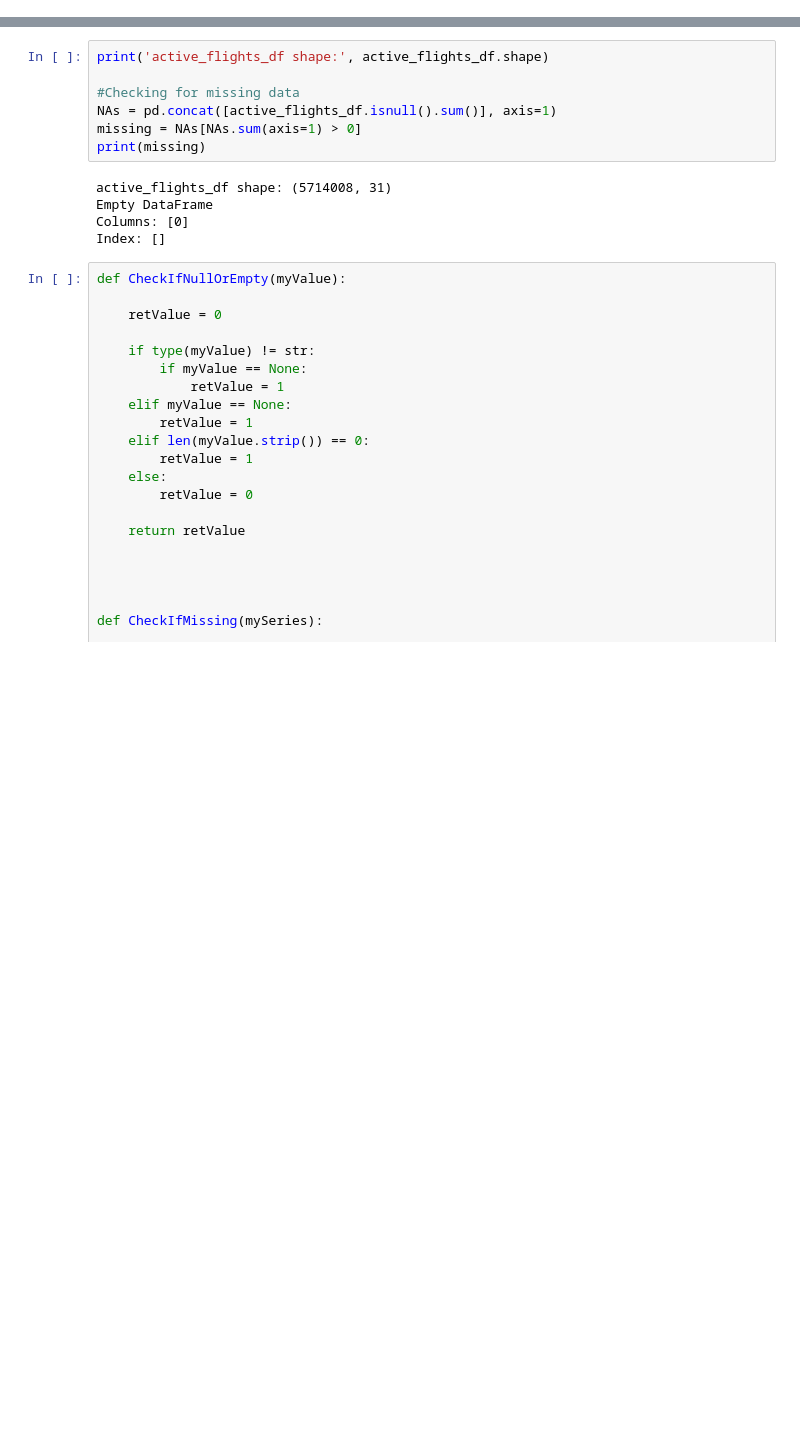
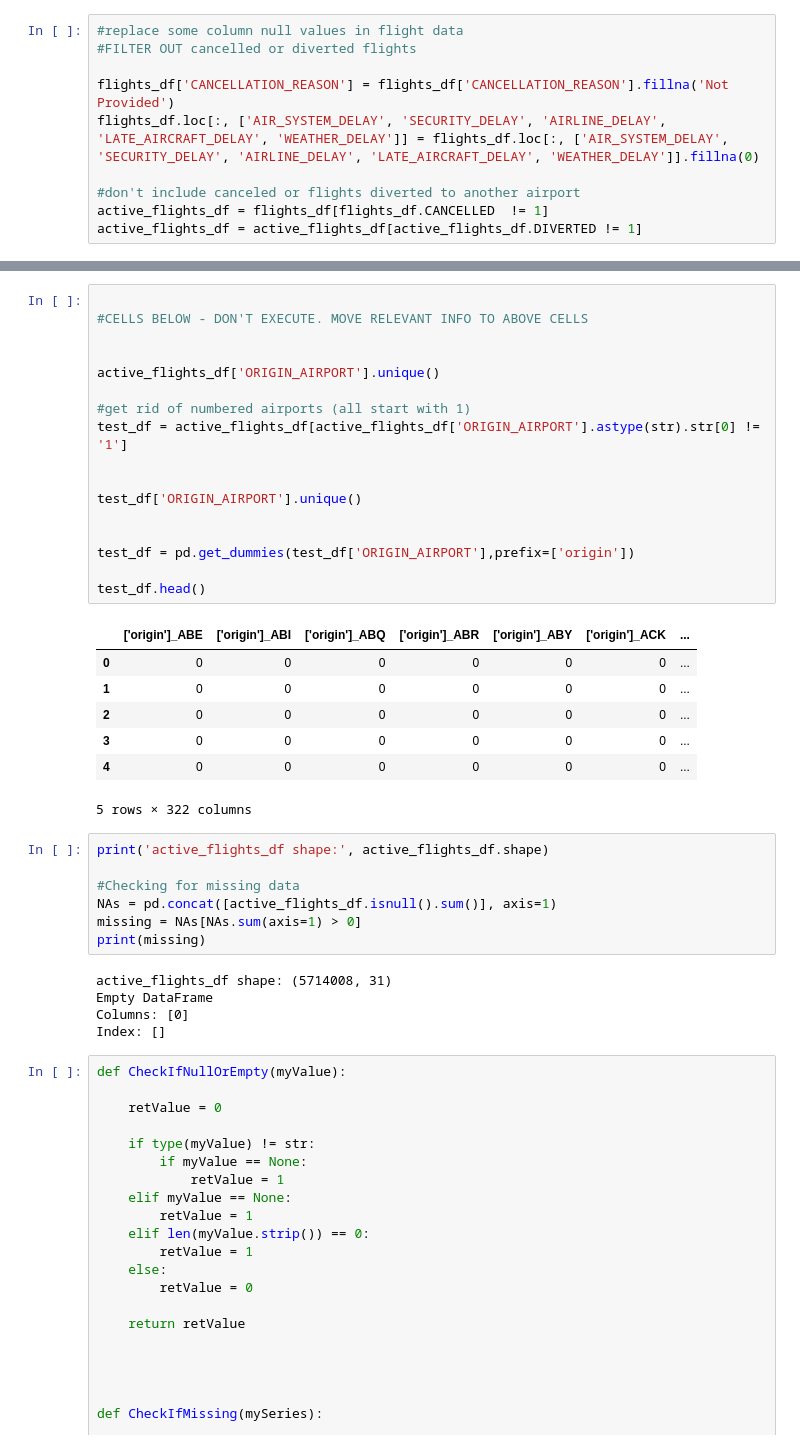
Before and after one commit to wrgorman/FlightDelays, a Jupyter notebook: Input Data Manipulation/File Manipulation.ipynb, the cells around one changed output, grey strips where cells are left out. Cells and saved outputs as stored; diff of their text form; blank space fills up the shorter version.

```diff
--- a/Input Data Manipulation/File Manipulation.ipynb
+++ b/Input Data Manipulation/File Manipulation.ipynb
@@ -31,0 +124,10 @@ reg_ops_df = pd.read_excel(reg_ops_df_path, sheet_name='Region Ops')
+# %%
+#replace some column null values in flight data
+#FILTER OUT cancelled or diverted flights
+
+flights_df['CANCELLATION_REASON'] = flights_df['CANCELLATION_REASON'].fillna('Not Provided')
+flights_df.loc[:, ['AIR_SYSTEM_DELAY', 'SECURITY_DELAY', 'AIRLINE_DELAY', 'LATE_AIRCRAFT_DELAY', 'WEATHER_DELAY']] = flights_df.loc[:, ['AIR_SYSTEM_DELAY', 'SECURITY_DELAY', 'AIRLINE_DELAY', 'LATE_AIRCRAFT_DELAY', 'WEATHER_DELAY']].fillna(0)
+
+#don't include canceled or flights diverted to another airport
+active_flights_df = flights_df[flights_df.CANCELLED  != 1]
+active_flights_df = active_flights_df[active_flights_df.DIVERTED != 1]
@@ -86,3 +545,28 @@ region ops shape: (9, 8)
+# %%
+
+#CELLS BELOW - DON'T EXECUTE. MOVE RELEVANT INFO TO ABOVE CELLS
+
+
+active_flights_df['ORIGIN_AIRPORT'].unique()
+
+#get rid of numbered airports (all start with 1)
+test_df = active_flights_df[active_flights_df['ORIGIN_AIRPORT'].astype(str).str[0] != '1']
+
+
+test_df['ORIGIN_AIRPORT'].unique()
+
+
+test_df = pd.get_dummies(test_df['ORIGIN_AIRPORT'],prefix=['origin'])
+
+test_df.head()
+# %% [output]
+|  | ['origin']_ABE | ['origin']_ABI | ['origin']_ABQ | ['origin']_ABR | ['origin']_ABY | ['origin']_ACK | ... |
+| 0 | 0 | 0 | 0 | 0 | 0 | 0 | ... |
+| 1 | 0 | 0 | 0 | 0 | 0 | 0 | ... |
+| 2 | 0 | 0 | 0 | 0 | 0 | 0 | ... |
+| 3 | 0 | 0 | 0 | 0 | 0 | 0 | ... |
+| 4 | 0 | 0 | 0 | 0 | 0 | 0 | ... |
+5 rows × 322 columns
 # %%
 print('active_flights_df shape:', active_flights_df.shape)
 
```
Also changed, not shown: parts of 20 cells of this notebook.
